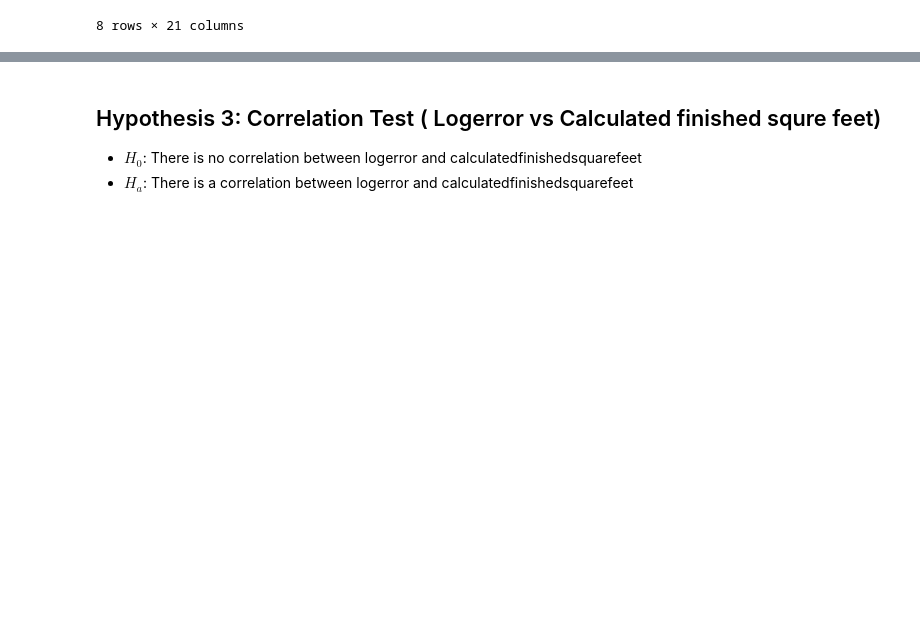
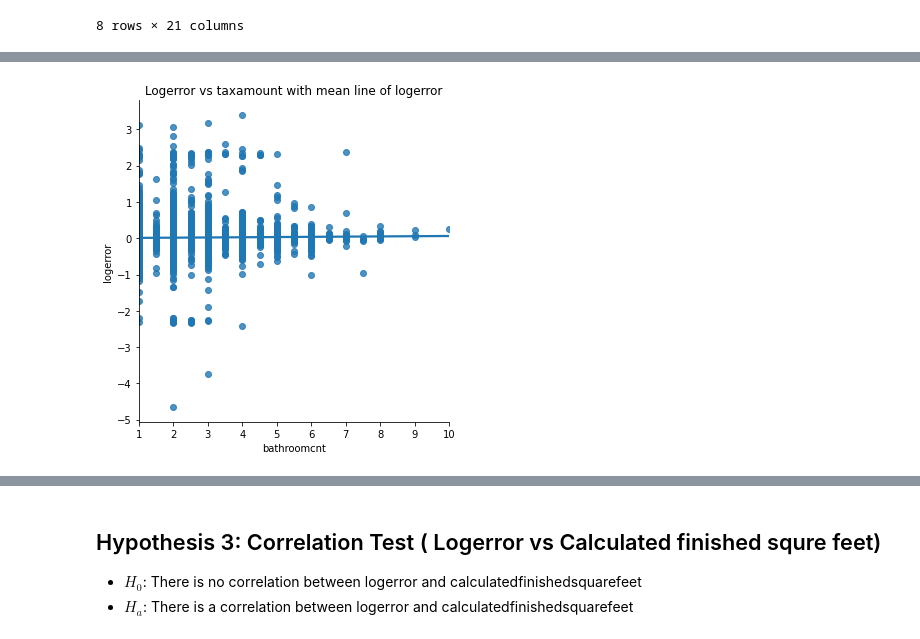
Before and after one commit to randyfrench/clustering-project-zillow, a Jupyter notebook: clustering_zillow_project.ipynb, the cells around one changed output, grey strips where cells are left out. Cells and saved outputs as stored; diff of their text form; code cells hidden in the pictures; blank space fills up the shorter version.

```diff
--- a/clustering_zillow_project.ipynb
+++ b/clustering_zillow_project.ipynb
@@ -331,8 +400,10 @@ pd.Series(dict(zip(X.columns, rfe.ranking_))).sort_values()
 # %%
 #visualize Log error vs taxamount
-sns.lmplot(x='taxamount', y='logerror', data=train)
+sns.lmplot(x='bathroomcnt', y='logerror', data=train)
 plt.title('Logerror vs taxamount with mean line of logerror')
 plt.show()
+# %% [output]
+[figure, added]
 # %%
 #visualize log error vs lotsizesquarefeet
 sns.lmplot(x='lotsizesquarefeet', y='logerror', data=train)
```
Also changed, not shown: parts of 117 cells of this notebook, 1 other file.
